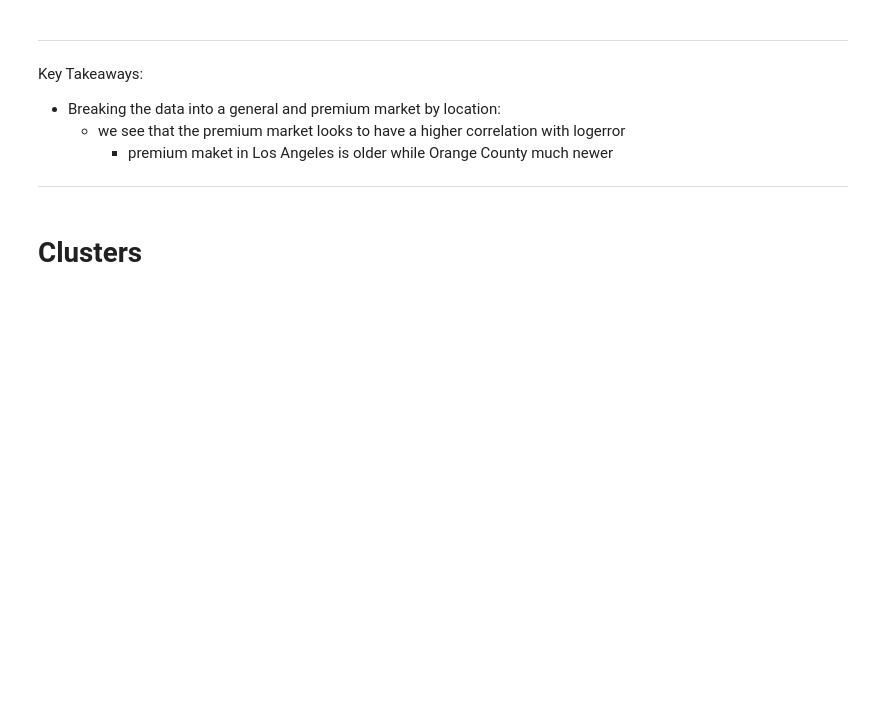
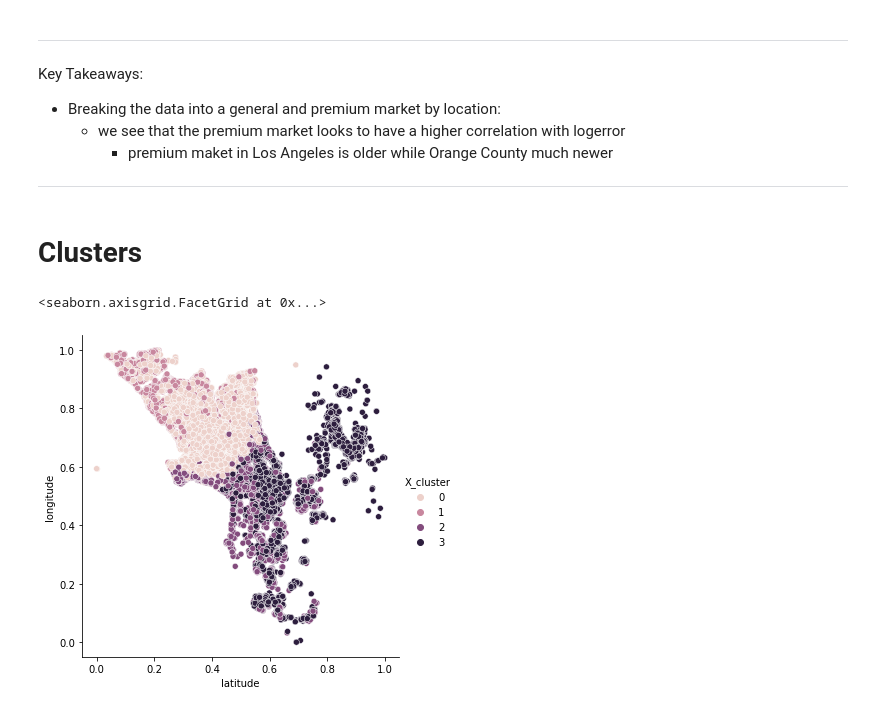
Before and after one commit to albertopuentes/Clustering-Project---Tale-of-Two-Cities, a Jupyter notebook: clustering_notebook.ipynb, the cells around one changed output. Cells and saved outputs as stored; diff of their text form; code cells hidden in the pictures; blank space fills up the shorter version.

Commit message:
Notebook - Clustering Project

```diff
--- a/clustering_notebook.ipynb
+++ b/clustering_notebook.ipynb
@@ -543,0 +572,3 @@ Name: value_generalmkt, dtype: int64
+# %%
+### Min Max Scaler
+train_scaled, validate_scaled, test_scaled = prepare.min_max_scale(train, validate, test, cols_to_scale)
@@ -543,0 +582,10 @@ Name: value_generalmkt, dtype: int64
+# %%
+# Concat log_quartile & value_generalmkt to scaled data
+train_scaled = pd.concat((train_scaled, train[['log_quartile', 'value_generalmkt', 'county']]), axis=1)
+validate_scaled = pd.concat((validate_scaled, validate[['log_quartile', 'value_generalmkt', 'county']]), axis=1)
+test_scaled = pd.concat((test_scaled, test[['log_quartile', 'value_generalmkt', 'county']]), axis=1)
+# %%
+# replace county name with numbers
+train_scaled['county'] = train_scaled.county.replace({'Ventura':0, 'Los Angeles':1, 'Orange':2})
+validate_scaled['county'] = validate_scaled.county.replace({'Ventura':0, 'Los Angeles':1, 'Orange':2})
+test_scaled['county'] = test_scaled.county.replace({'Ventura':0, 'Los Angeles':1, 'Orange':2})
@@ -650,3 +712,14 @@ Key Takeaways:
 ***
 # %% [markdown]
 # Clusters
+# %%
+X = train_scaled[['latitude', 'longitude', 'value_generalmkt']]
+# %%
+kmeans = KMeans(n_clusters=4)
+kmeans.fit(X)
+train_scaled['X_cluster'] = kmeans.predict(X)
+
+sns.relplot(data=train_scaled, x='latitude', y='longitude', hue='X_cluster')
+# %% [output]
+<seaborn.axisgrid.FacetGrid at 0x...>
+[figure, added]
```
Also changed, not shown: parts of 38 cells of this notebook.
